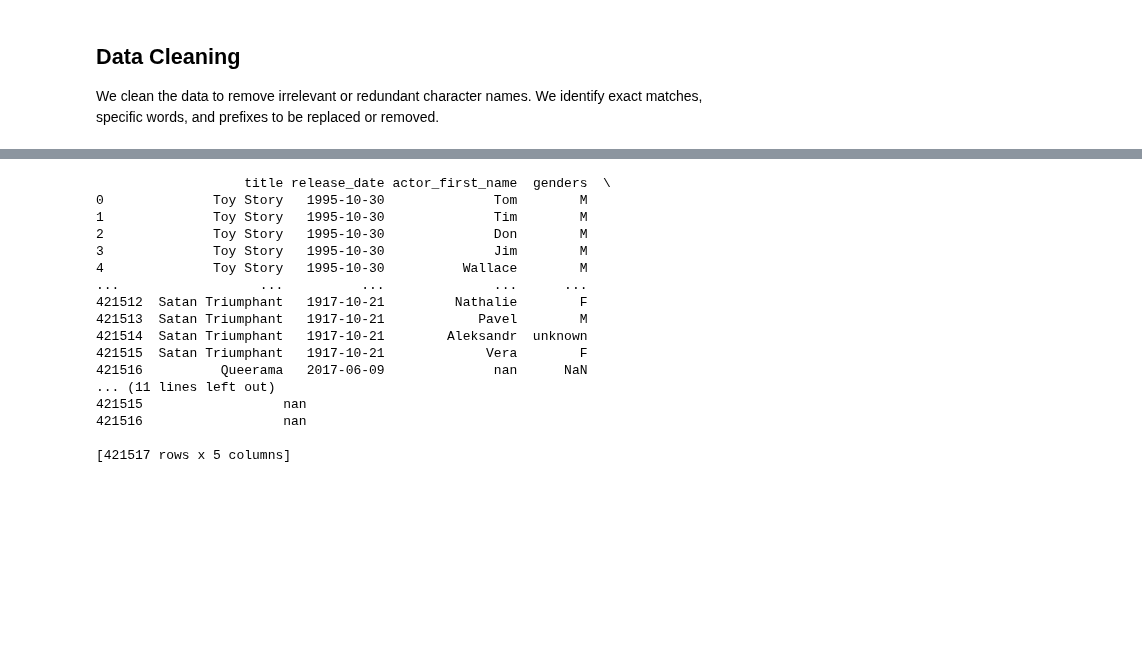
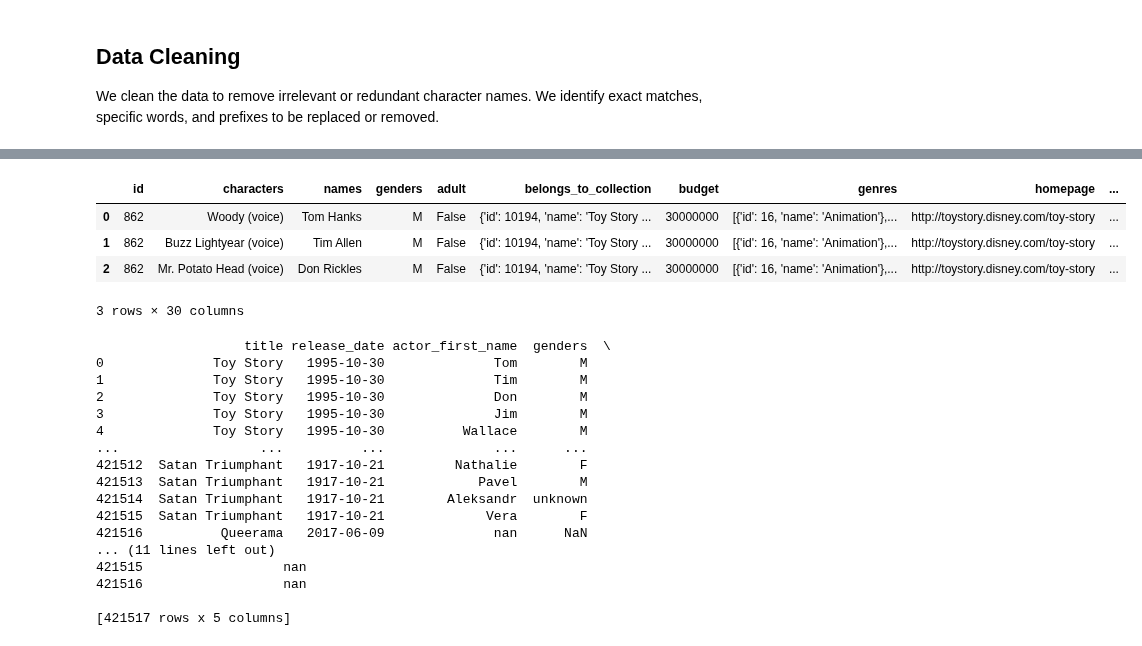
Before and after one commit to paulsch1/capstone, a Jupyter notebook: cap12_names_for_prediction.ipynb, the cells around one changed output, grey strips where cells are left out. Saved outputs shown, nothing was run; the diff lists cells and outputs as text; code cells hidden in the pictures; blank space fills up the shorter version.

```diff
--- a/cap12_names_for_prediction.ipynb
+++ b/cap12_names_for_prediction.ipynb
@@ -225,7 +225,7 @@ exact_matches_to_replace = [
     "Medical Examiner", "Bear", "Seaman", "Hairdresser", "Graduate Student", "O'Brien",
     "Magistrate", "Pharmacist", "Mutant", "Cameraman", "Death Eater", "Warrior",
     "Editor", "Sniper", "Terrorist", "Old Lady", "Q", "Comedian", "Undertaker",
-    "Chairman", "Pike", "Realtor", "Lefty", "Mum", "Elder", "Moose", "Steward"
+    "Chairman", "Pike", "Realtor", "Lefty", "Mum", "Elder", "Moose", "Steward",
 ]
 
 
@@ -240,13 +240,19 @@ words_to_replace = ['Additional', 'Extra', 'Narrarator','Narrator','Police', 'Co
                    'Interviewer','Fisherman','Landlady', 'Psychiatrist','Interviewer','Interviewee','Principal'
                    'Grandfather','Tourist','Flight','Prostitute', 'Customer', 'Businessman', 'Director',
                     'Scientist', 'Themselves','Singer','Attorney','Waitress',
-                   'Dance','Team','Pirate','Corporal']
+                   'Dance','Team','Pirate','Corporal','(archive footage)', 'Butler', 'Choir', 'Zombie', '(voice)',
+                    'Priest', 'Messenger', 'Street', 'Dealer', 'Creature', 'Spider', 'Butcher', '#1', '#2', 'M',
+                    'Carpenter', 'ss', 'Detective', 'Gardener', 'Jailer', 'Blacksmith', 'Teller', 'Witch',
+                   'herself','Pawnbroker','Ghost','Pimp','Claudius','Background actor','Colonel']
 
-prefixes_to_remove = ['Mr.', 'Dr.','Mr', 'Mr', 'Ms', 'Ms.', 'Mrs', 'Mrs.', 'Mme', 'Mme.'
-                   'Doctor', 'Dr.','Sheriff','Minister','Judge','Nun','Child','Sgt.','Sergeant'
+prefixes_to_remove = ['Mr.', 'Dr.','Mr', 'Mr', 'Ms', 'Ms.', 'Mrs', 'Mrs.', 'Mme', 'Mme.',
+                   'Doctor', 'Dr.','Sheriff','Minister','Judge','Nun','Child','Sgt.','Sergeant',
                      'Sen.','Senator','Sr.','Senior','General','Col.','Colonel','Young','Lord',
                      'Prince','Princess','Farmer','Professor','Prof.','Pvt.','Lt.','Lieutenant',
-                     'Gen.','General','Maj.','Major']
+                     'Gen.','General','Maj.','Major','The','Miss','Sir','Uncle','Det.','Deputy','Big',
+                     'Sergeant','Herself','Inspector','Doctor','Sister','Little','Old','.','Female','First',
+                     'Reverend','Principal','Private','Commander','Count','Doc','Admiral','Cpl.','Rev.','le',
+                     'Cmdr.','Dr','Countess','Monsieur','Gen.','Ranger','Sen.','Pope','Professor']
 
 # Function to clean names based on criteria
 def clean_names(name):
@@ -293,6 +299,14 @@ merged_df['character_first_name'] = merged_df['cleaned_character_names'].apply(l
 
 # Convert the 'release_date' column to datetime
 merged_df['release_date'] = pd.to_datetime(merged_df['release_date'])
+# %%
+merged_df.head(3)
+# %% [output]
+|  | id | characters | names | genders | adult | belongs_to_collection | budget | genres | homepage | ... |
+| 0 | 862 | Woody (voice) | Tom Hanks | M | False | {'id': 10194, 'name': 'Toy Story ... | 30000000 | [{'id': 16, 'name': 'Animation'},... | http://toystory.disney.com/toy-story | ... |
+| 1 | 862 | Buzz Lightyear (voice) | Tim Allen | M | False | {'id': 10194, 'name': 'Toy Story ... | 30000000 | [{'id': 16, 'name': 'Animation'},... | http://toystory.disney.com/toy-story | ... |
+| 2 | 862 | Mr. Potato Head (voice) | Don Rickles | M | False | {'id': 10194, 'name': 'Toy Story ... | 30000000 | [{'id': 16, 'name': 'Animation'},... | http://toystory.disney.com/toy-story | ... |
+3 rows × 30 columns
 # %%
 print(merged_df[['title','release_date','actor_first_name','genders','character_first_name']])
 # %% [output]
```
Also changed, not shown: parts of 1 cell of this notebook.
